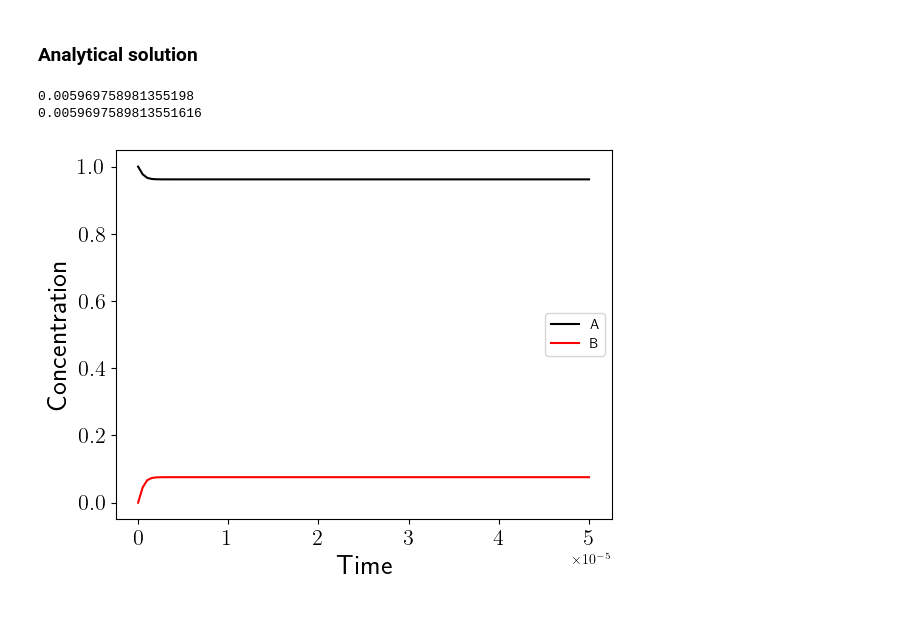
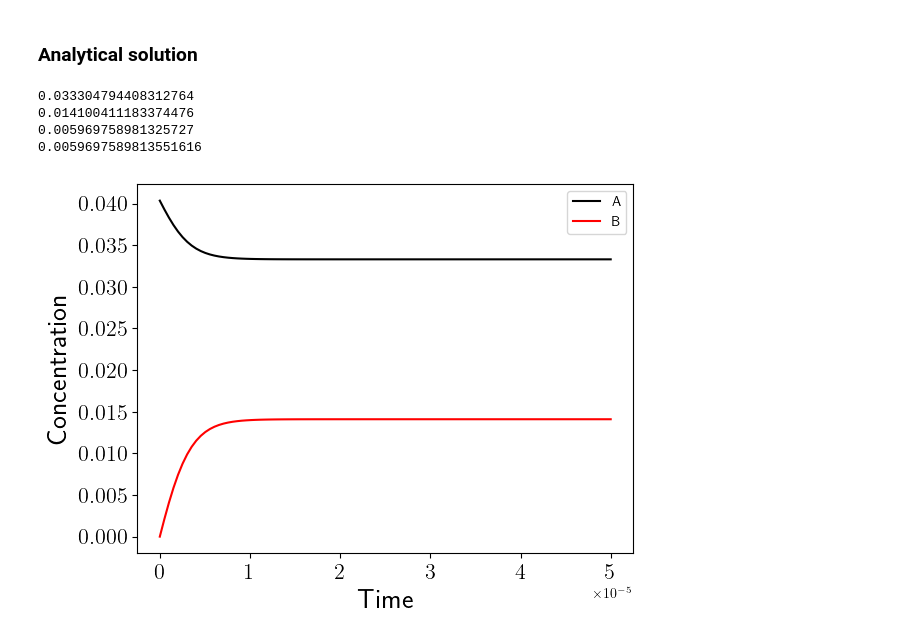
Before and after one commit to emartineznunez/Kp, a Jupyter notebook: Chem_Kinet.ipynb, the cells around one changed output. Cells and saved outputs as stored; diff of their text form; code cells hidden in the pictures.

```diff
--- a/Chem_Kinet.ipynb
+++ b/Chem_Kinet.ipynb
@@ -230,33 +230,38 @@ def a(k1,k2,a0,t):
 
 def b(k1,k2,a0,t):
   q = -(8*k2*a0+k1)
   p = 4*k2
   S = (k1*(16*a0*k2+k1))**0.5
   K = (2*p*a0+q-S)/(2*p*a0+q+S)
   a = -q/(2*p) + S/(2*p) * (1 + K*np.exp(S*t)) / (1 - K*np.exp(S*t))
   return 2*(a0-a)
 
 t=np.linspace(0,0.00005,100)
 k1 = 5.251e4
 k2 = 8.796e6
 #Keq= k1/k2=5.97e-3 (see the ms)
-a0=1
+a0=0.040355   # 1 mol in 24.78 L
 tinf=5e-5
+print(a(k1,k2,a0,tinf))
+print(b(k1,k2,a0,tinf))
+
 print(b(k1,k2,a0,tinf)*b(k1,k2,a0,tinf)/a(k1,k2,a0,tinf))
 print(k1/k2)
 
 #plt.rcParams['text.usetex'] = True
 
 plt.plot(t,a(k1,k2,a0,t),color='black',label='A')
 plt.plot(t,b(k1,k2,a0,t),color='red',label='B')
 plt.xticks(fontsize=16)
 plt.yticks(fontsize=16)
 plt.ylabel('Concentration',fontsize=20)
 plt.xlabel('Time',fontsize=20)
 plt.legend()
 
 plt.show()
 # %% [output]
-0.005969758981355198
+0.033304794408312764
+0.014100411183374476
+0.005969758981325727
 0.0059697589813551616
-[figure, old version]
+[figure, new version]
```
